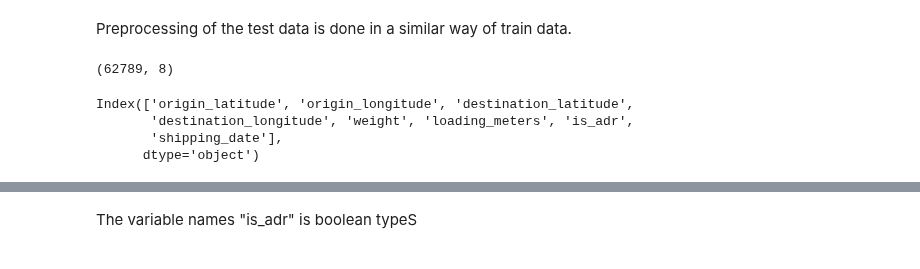
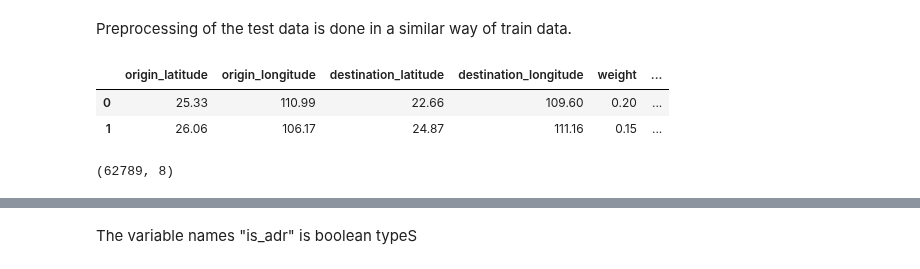
Before and after one commit to aanysofia/Cost-Prediction, a Jupyter notebook: ML_Cost_Prediction.ipynb, the cells around one changed output, grey strips where cells are left out. Cells and saved outputs as stored; diff of their text form; code cells hidden in the pictures.

```diff
--- a/ML_Cost_Prediction.ipynb
+++ b/ML_Cost_Prediction.ipynb
@@ -736,20 +739,16 @@ Preprocessing of the test data is done in a similar way of train data.
 # Reading the data
 df_test = pd.read_csv("data/test_data.csv", sep = ";")
 # %%
-df_test.head(10)
+df_test.head(2)
+# %% [output]
+|  | origin_latitude | origin_longitude | destination_latitude | destination_longitude | weight | ... |
+| 0 | 25.33 | 110.99 | 22.66 | 109.60 | 0.20 | ... |
+| 1 | 26.06 | 106.17 | 24.87 | 111.16 | 0.15 | ... |
 # %%
 #Checking for how many rows and columns
 df_test.shape
 # %% [output]
 (62789, 8)
-# %%
-#Checking for the column names
-df_test.columns
-# %% [output]
-Index(['origin_latitude', 'origin_longitude', 'destination_latitude',
-       'destination_longitude', 'weight', 'loading_meters', 'is_adr',
-       'shipping_date'],
-      dtype='object')
 # %%
 #Checking for null values in each column
 df_test.isnull().sum()
```
Also changed, not shown: parts of 24 cells of this notebook.
